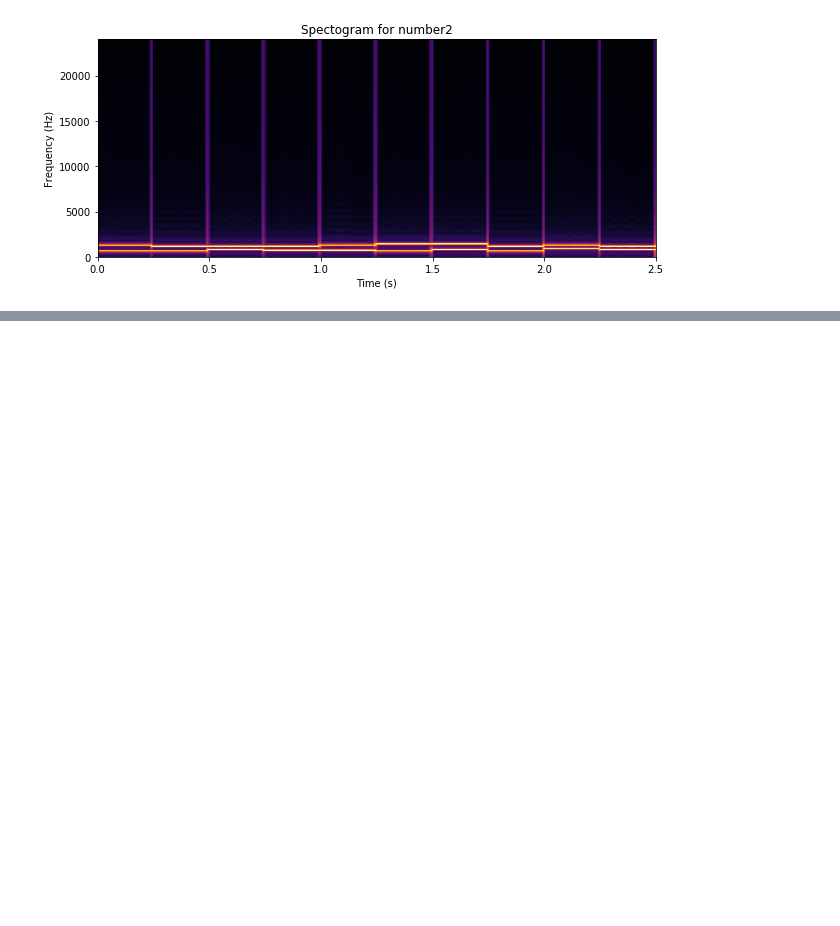
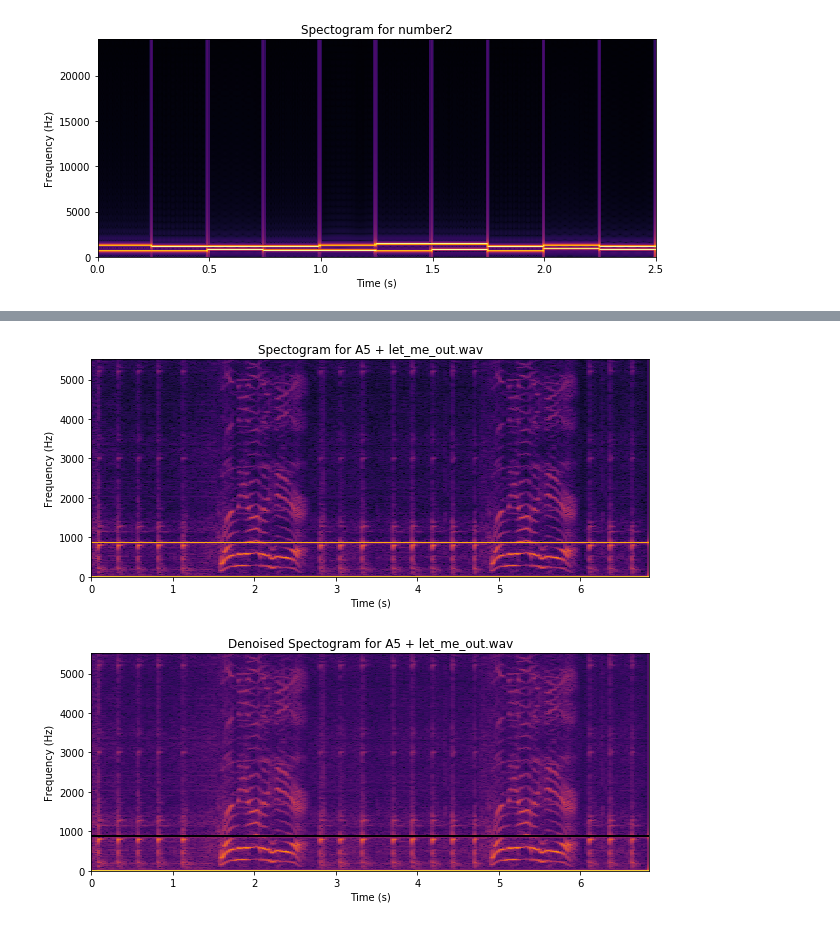
Before and after one commit to wonwooseo/audio_computing_stuffs, a Jupyter notebook: fiddle.ipynb, the cells around one changed output, grey strips where cells are left out. Cells and saved outputs as stored; diff of their text form; code cells hidden in the pictures; blank space fills up the shorter version.

```diff
--- a/fiddle.ipynb
+++ b/fiddle.ipynb
@@ -132,0 +158,27 @@ plt.show()
+# %%
+# Sound Synthesis
+# A5 @ 880Hz
+duration = 7
+a4 = np.linspace(0, 880 * (len(letme_arr) / letme_rate), len(letme_arr))
+a4 = np.sin(2 * np.pi * a4) * (10 ** 2)
+synth_add = a4 + letme_arr
+IPython.display.display(IPython.display.Audio(synth_add, rate=letme_rate))
+specto_synth_add = stft(synth_add, dft_size, hop_size, zero_pad, np.hanning(dft_size))
+plt.figure(figsize=(10, 4))
+plt.title("Spectogram for A5 + let_me_out.wav")
+plt.xlabel("Time (s)")
+plt.ylabel("Frequency (Hz)")
+plt.pcolormesh(np.linspace(0, len(synth_add) / letme_rate, len(specto_synth_add[0])), np.linspace(0, letme_rate / 2, len(specto_synth_add)), np.absolute(specto_synth_add) ** 0.2)
+plt.show()
+# Denoise sinusoidal
+specto_synth_add[85:90] = 0
+plt.figure(figsize=(10, 4))
+plt.title("Denoised Spectogram for A5 + let_me_out.wav")
+plt.xlabel("Time (s)")
+plt.ylabel("Frequency (Hz)")
+plt.pcolormesh(np.linspace(0, len(synth_add) / letme_rate, len(specto_synth_add[0])), np.linspace(0, letme_rate / 2, len(specto_synth_add)), np.absolute(specto_synth_add) ** 0.2)
+plt.show()
+# Inverse STFT
+denoised_add = stft(specto_synth_add, dft_size, hop_size, zero_pad, np.hanning(dft_size))
+IPython.display.display(IPython.display.Audio(denoised_add, rate=letme_rate))
+# %% [output]
@@ -132,0 +186,2 @@ plt.show()
+[figure, added]
+[figure, added]
```
Also changed, not shown: parts of 3 cells of this notebook, 3 other files.
